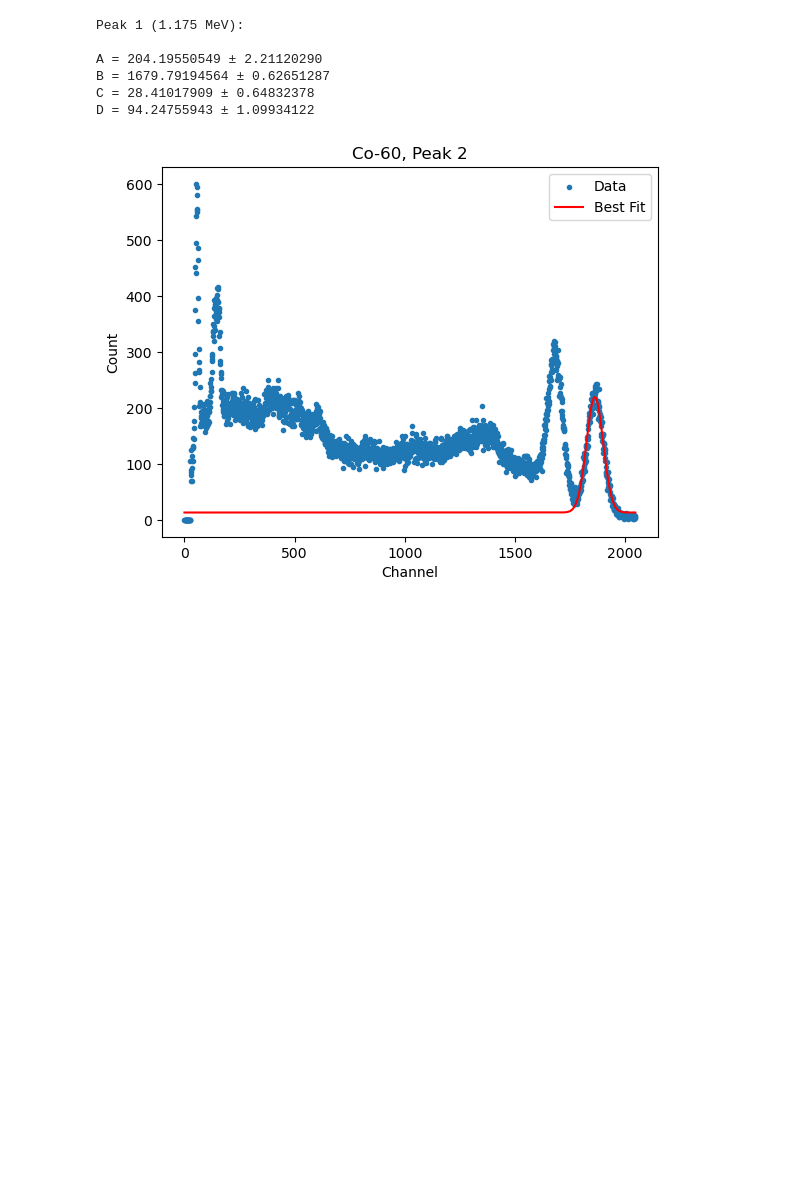
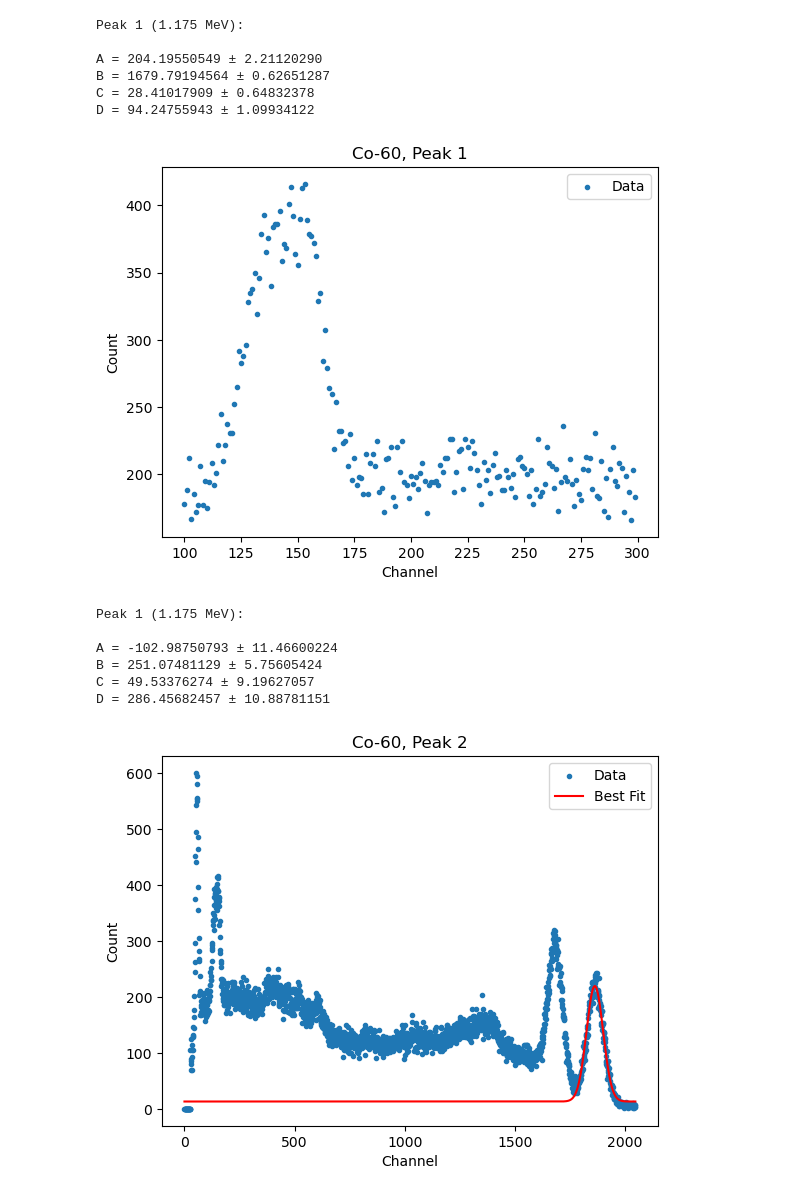
Before and after one commit to JJAmidei/AdvancedLab, a Jupyter notebook: Plots with Gaussian Fits and Error Calculations (revisions).ipynb, the cells around one changed output. Cells and saved outputs as stored; diff of their text form; code cells hidden in the pictures; blank space fills up the shorter version.

```diff
--- a/Plots with Gaussian Fits and Error Calculations.ipynb
+++ b/Plots with Gaussian Fits and Error Calculations (revisions).ipynb
@@ -303,6 +349,39 @@ A = 204.19550549 ± 2.21120290
 B = 1679.79194564 ± 0.62651287
 C = 28.41017909 ± 0.64832378
 D = 94.24755943 ± 1.09934122
+# %%
+params, covariance = curve_fit(fgaussian, x_data_4[100:300], y_data_4[100:300], p0=[100, 200, 20, 0])
+
+A_fit, B_fit, C_fit, D_fit = params
+
+A_err, B_err, C_err, D_err = np.sqrt(np.diag(covariance))
+x_min = 100
+x_max = 300
+
+plt.scatter(x_data_4[x_min:x_max], y_data_4[x_min:x_max], label='Data', marker='.')
+x_fit = np.linspace(min(x_data_4), max(x_data_4), 4000)
+y_fit = fgaussian(x_fit, A_fit, B_fit, C_fit, D_fit)
+#plt.plot(x_fit[100:300], y_fit[100:300], label='Best Fit', color='red')
+plt.xlabel('Channel')
+plt.ylabel('Count')
+plt.title('Co-60, Peak 1')
+plt.legend()
+plt.show()
+
+print('Peak 1 (1.175 MeV):')
+print()
+print(f'A = {A_fit:.8f} ± {A_err:.8f}')
+print(f'B = {B_fit:.8f} ± {B_err:.8f}')
+print(f'C = {C_fit:.8f} ± {C_err:.8f}')
+print(f'D = {D_fit:.8f} ± {D_err:.8f}')
+# %% [output]
+[figure, added]
+Peak 1 (1.175 MeV):
+
+A = -102.98750793 ± 11.46600224
+B = 251.07481129 ± 5.75605424
+C = 49.53376274 ± 9.19627057
+D = 286.45682457 ± 10.88781151
 # %%
 params, covariance = curve_fit(fgaussian, x_data_4[1750:2047], y_data_4[1750:2047], p0=[100, 1850, 10, 0])
 
```
Also changed, not shown: parts of 5 cells of this notebook, 8 other files.
